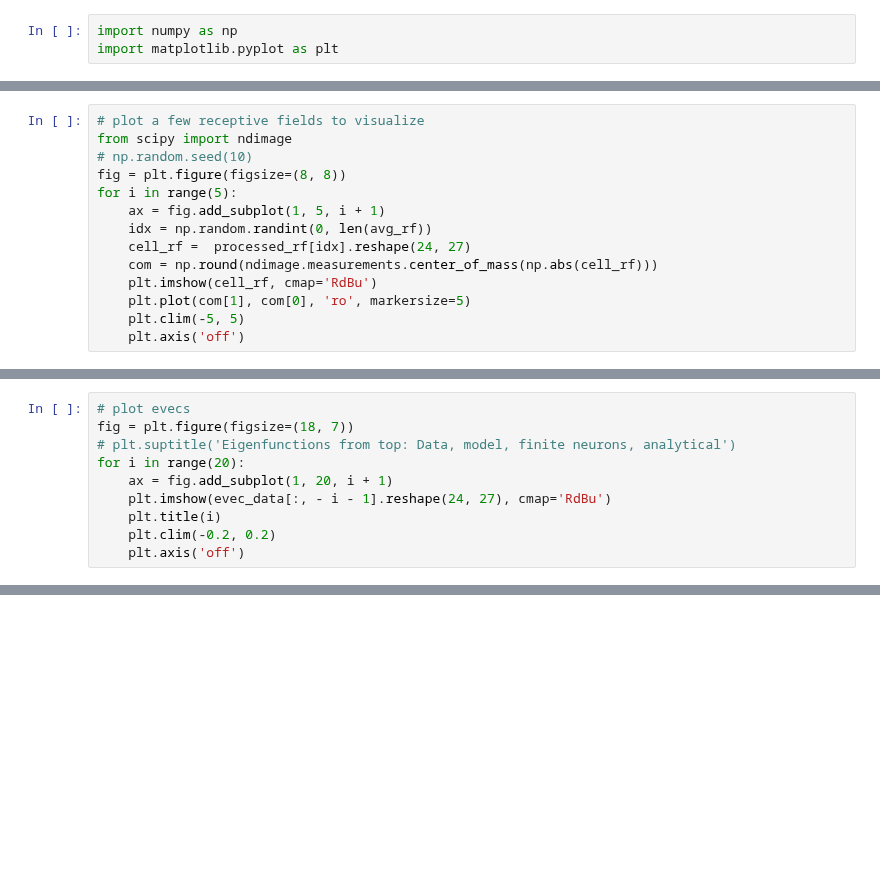
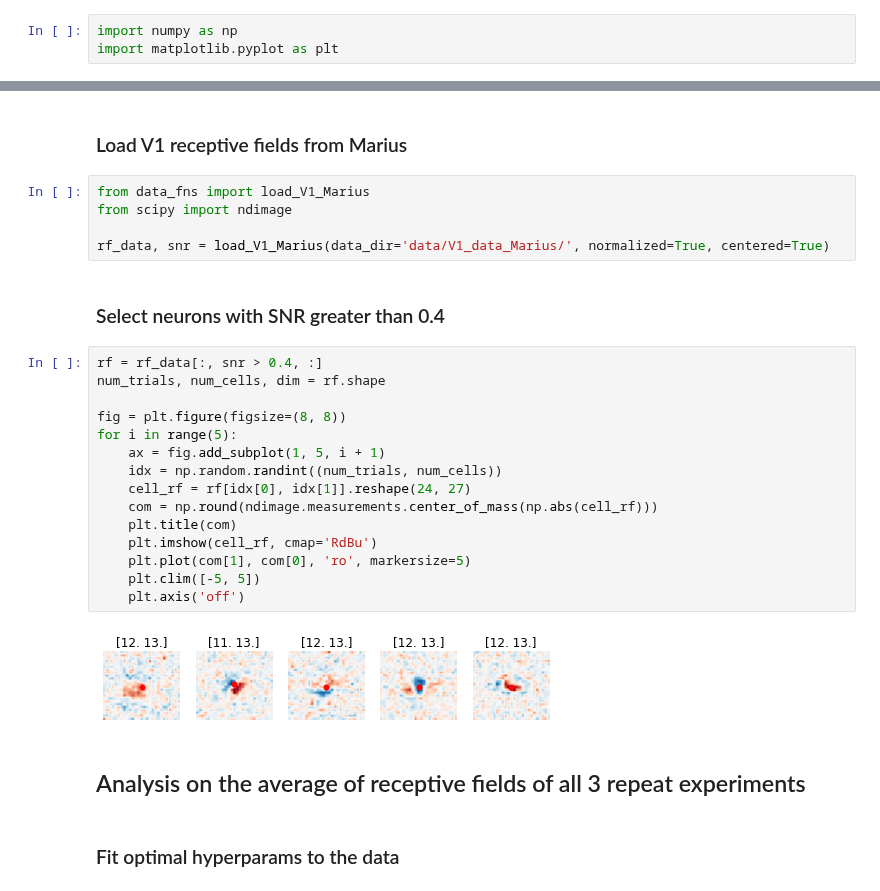
Before and after one commit to BruntonUWBio/structured-random-features, a Jupyter notebook: new_version/Marius_V1_cov_model.ipynb, the cells around one changed output, grey strips where cells are left out. Drawn from its saved outputs; the diff is of its cells as text; blank space fills up the shorter version.

```diff
--- a/new_version/Marius_V1_cov_model.ipynb
+++ b/new_version/Marius_V1_cov_model.ipynb
@@ -64,14 +3,0 @@ for i in range(num_cells):
-# %%
-# plot a few receptive fields to visualize
-from scipy import ndimage
-# np.random.seed(10)
-fig = plt.figure(figsize=(8, 8))
-for i in range(5):
-    ax = fig.add_subplot(1, 5, i + 1)
-    idx = np.random.randint(0, len(avg_rf))
-    cell_rf =  processed_rf[idx].reshape(24, 27)
-    com = np.round(ndimage.measurements.center_of_mass(np.abs(cell_rf)))
-    plt.imshow(cell_rf, cmap='RdBu')
-    plt.plot(com[1], com[0], 'ro', markersize=5)
-    plt.clim(-5, 5)
-    plt.axis('off')
@@ -113,10 +3,0 @@ Data: 100 evecs explain 0.51 variance
-# %%
-# plot evecs
-fig = plt.figure(figsize=(18, 7))
-# plt.suptitle('Eigenfunctions from top: Data, model, finite neurons, analytical')
-for i in range(20):
-    ax = fig.add_subplot(1, 20, i + 1)
-    plt.imshow(evec_data[:, - i - 1].reshape(24, 27), cmap='RdBu')
-    plt.title(i)
-    plt.clim(-0.2, 0.2)
-    plt.axis('off')
@@ -142,0 +4,30 @@ array([1794.66666667, 1640.        , 1634.66666667, ...,  301.33333333,
+# %% [markdown]
+### Load V1 receptive fields from Marius
+# %%
+from data_fns import load_V1_Marius
+from scipy import ndimage
+
+rf_data, snr = load_V1_Marius(data_dir='data/V1_data_Marius/', normalized=True, centered=True)
+# %% [markdown]
+### Select neurons with SNR greater than 0.4
+# %%
+rf = rf_data[:, snr > 0.4, :]
+num_trials, num_cells, dim = rf.shape
+
+fig = plt.figure(figsize=(8, 8))
+for i in range(5):
+    ax = fig.add_subplot(1, 5, i + 1)
+    idx = np.random.randint((num_trials, num_cells))
+    cell_rf = rf[idx[0], idx[1]].reshape(24, 27)
+    com = np.round(ndimage.measurements.center_of_mass(np.abs(cell_rf)))
+    plt.title(com)
+    plt.imshow(cell_rf, cmap='RdBu')
+    plt.plot(com[1], com[0], 'ro', markersize=5)
+    plt.clim([-5, 5])
+    plt.axis('off')
+# %% [output]
+[figure, added]
+# %% [markdown]
+## Analysis on the average of receptive fields of all 3 repeat experiments
+# %% [markdown]
+### Fit optimal hyperparams to the data
```
Also changed, not shown: parts of 38 cells of this notebook, 3 other files.
